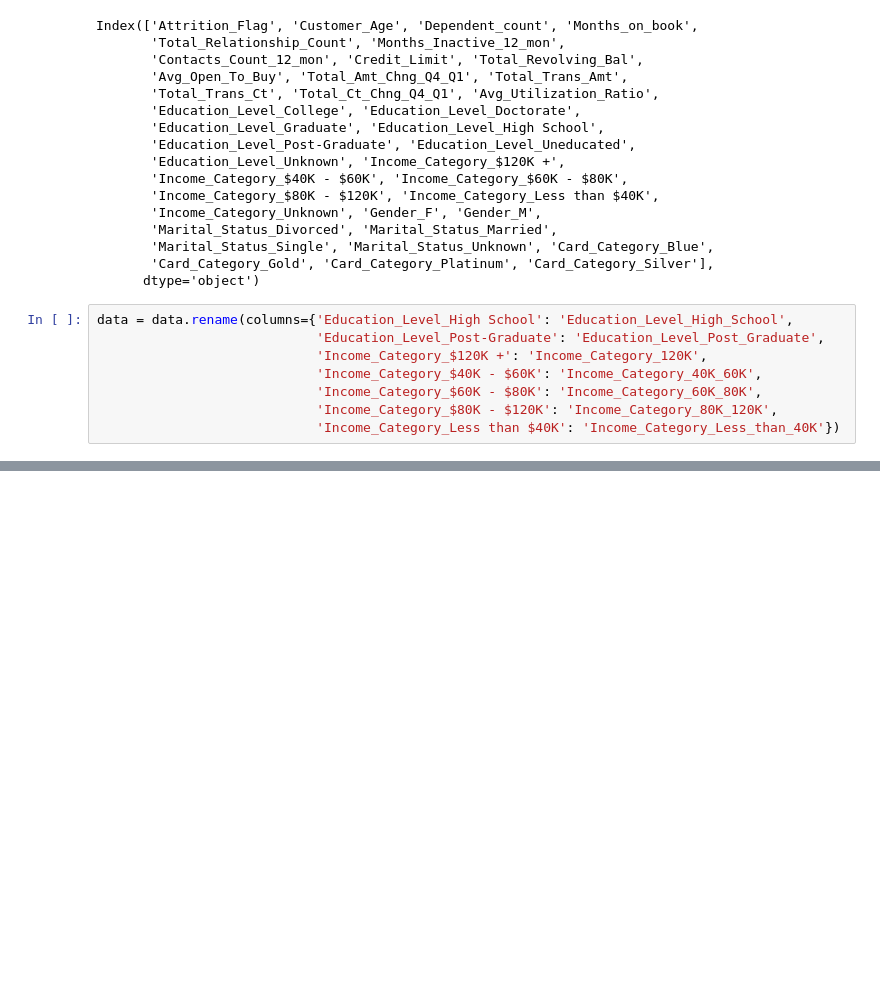
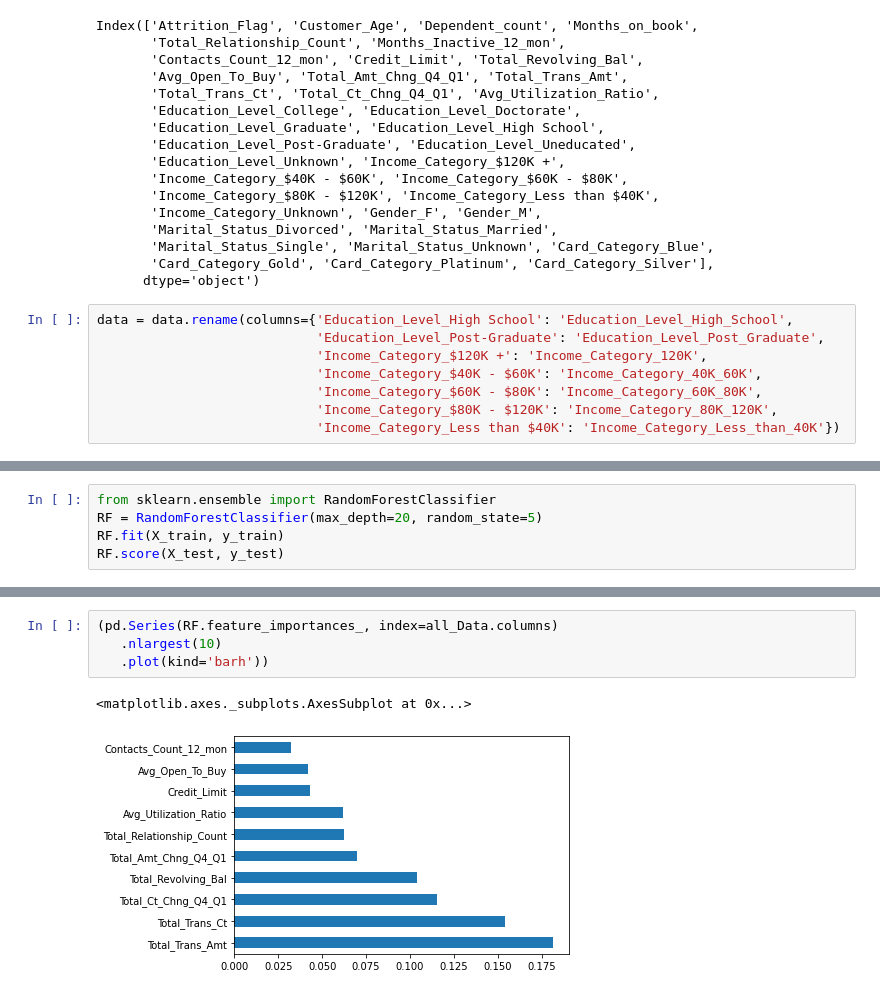
Before and after one commit to NDuyUyen/BankChurners, a Jupyter notebook: BankChurners.ipynb, the cells around one changed output, grey strips where cells are left out. Saved outputs shown, nothing was run; the diff lists cells and outputs as text; blank space fills up the shorter version.

```diff
--- a/BankChurners.ipynb
+++ b/BankChurners.ipynb
@@ -427,0 +486,5 @@ print(cross_val_score(DT, X, y, cv=10, scoring='accuracy').mean())
+# %%
+from sklearn.ensemble import RandomForestClassifier
+RF = RandomForestClassifier(max_depth=20, random_state=5)
+RF.fit(X_train, y_train)
+RF.score(X_test, y_test)
@@ -427,0 +501,7 @@ print(cross_val_score(DT, X, y, cv=10, scoring='accuracy').mean())
+# %%
+(pd.Series(RF.feature_importances_, index=all_Data.columns)
+   .nlargest(10)
+   .plot(kind='barh'))
+# %% [output]
+<matplotlib.axes._subplots.AxesSubplot at 0x...>
+[figure, added]
```
Also changed, not shown: parts of 27 cells of this notebook.
